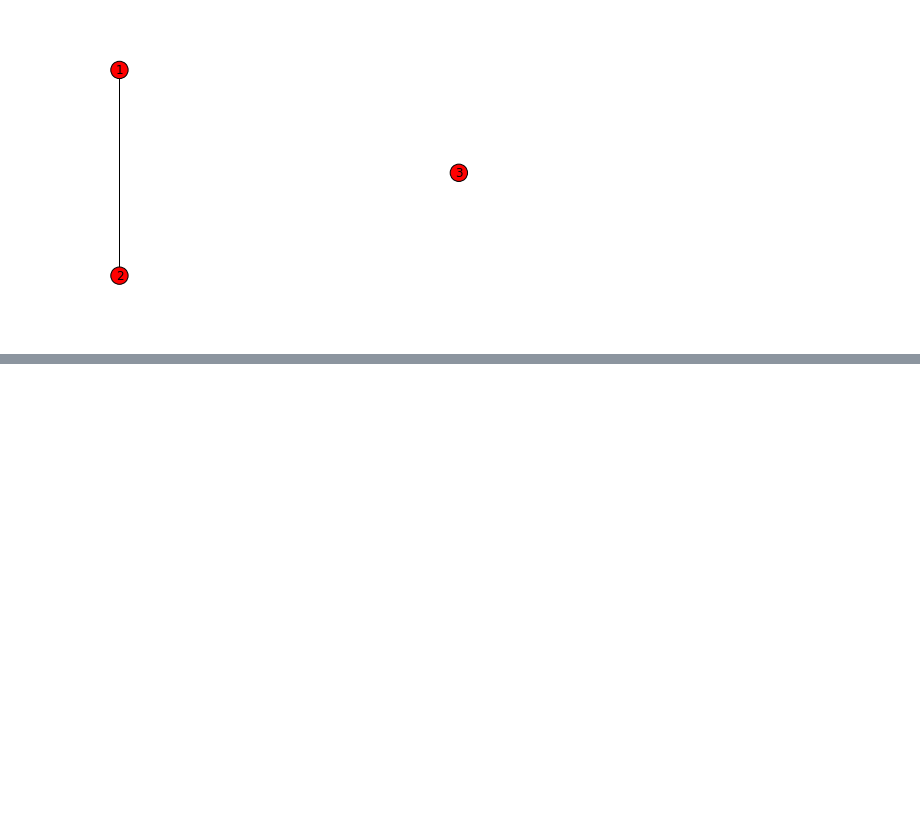
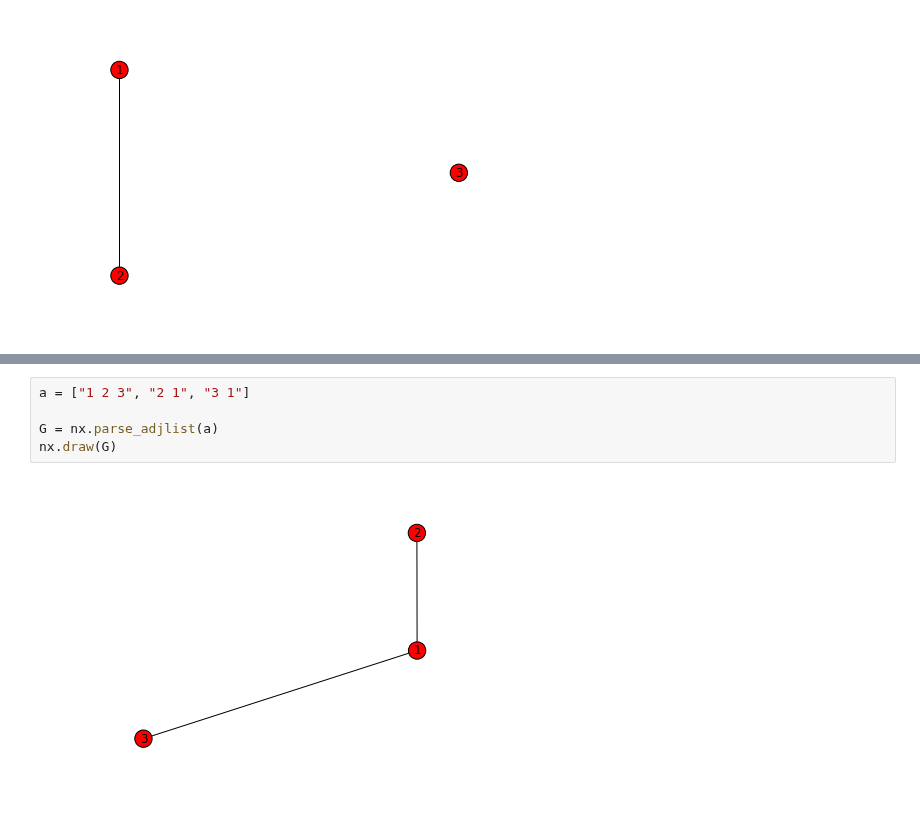
Before and after one commit to Chuphay/school, a Jupyter notebook: spectral/graph demo.ipynb, the cells around one changed output, grey strips where cells are left out. Saved outputs shown, nothing was run; the diff lists cells and outputs as text; blank space fills up the shorter version.

```diff
--- a/spectral/graph demo.ipynb
+++ b/spectral/graph demo.ipynb
@@ -61,0 +103,7 @@ matrix([[ 1.,  1.,  1.,  1.,  0.,  0.,  1.,  1.,  1.,  0.],
+# %%
+a = ["1 2 3", "2 1", "3 1"]
+
+G = nx.parse_adjlist(a)
+nx.draw(G)
+# %% [output]
+[figure, added]
```
Also changed, not shown: parts of 20 cells of this notebook.
